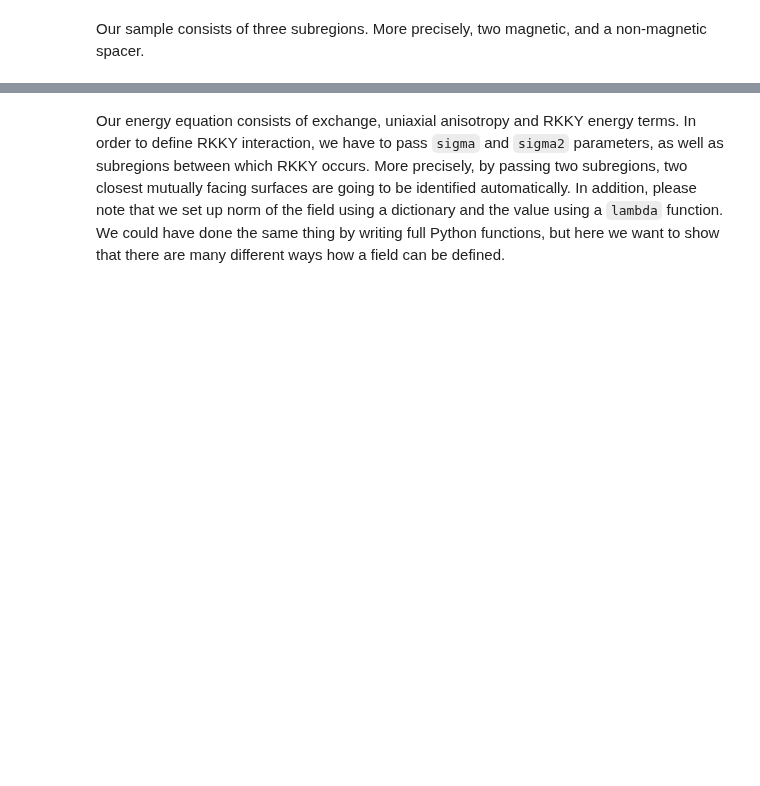
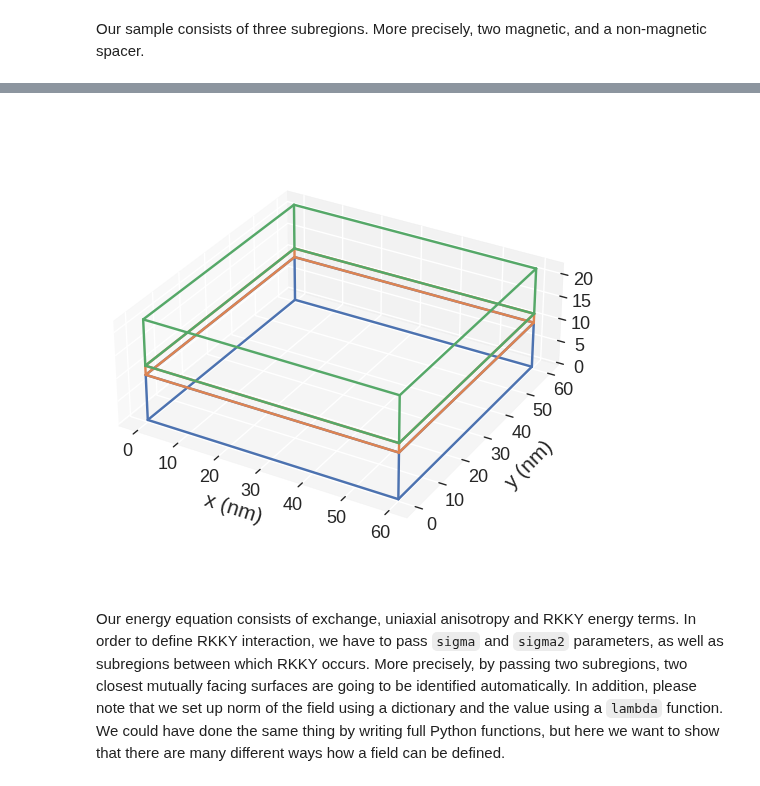
Before and after one commit to ubermag/tutorials, a Jupyter notebook: examples/rkky.ipynb, the cells around one changed output, grey strips where cells are left out. Cells and saved outputs as stored; diff of their text form; code cells hidden in the pictures; blank space fills up the shorter version.

```diff
--- a/examples/rkky.ipynb
+++ b/examples/rkky.ipynb
@@ -26,3 +22,7 @@ mesh.k3d.subregions()
+# %%
+mesh.mpl.subregions()
+# %% [output]
+[figure, added]
 # %% [markdown]
 Our energy equation consists of exchange, uniaxial anisotropy and RKKY energy terms. In order to define RKKY interaction, we have to pass `sigma` and `sigma2` parameters, as well as subregions between which RKKY occurs. More precisely, by passing two subregions, two closest mutually facing surfaces are going to be identified automatically. In addition, please note that we set up norm of the field using a dictionary and the value using a `lambda` function. We could have done the same thing by writing full Python functions, but here we want to show that there are many different ways how a field can be defined.
 # %%
```
Also changed, not shown: parts of 5 cells of this notebook.
